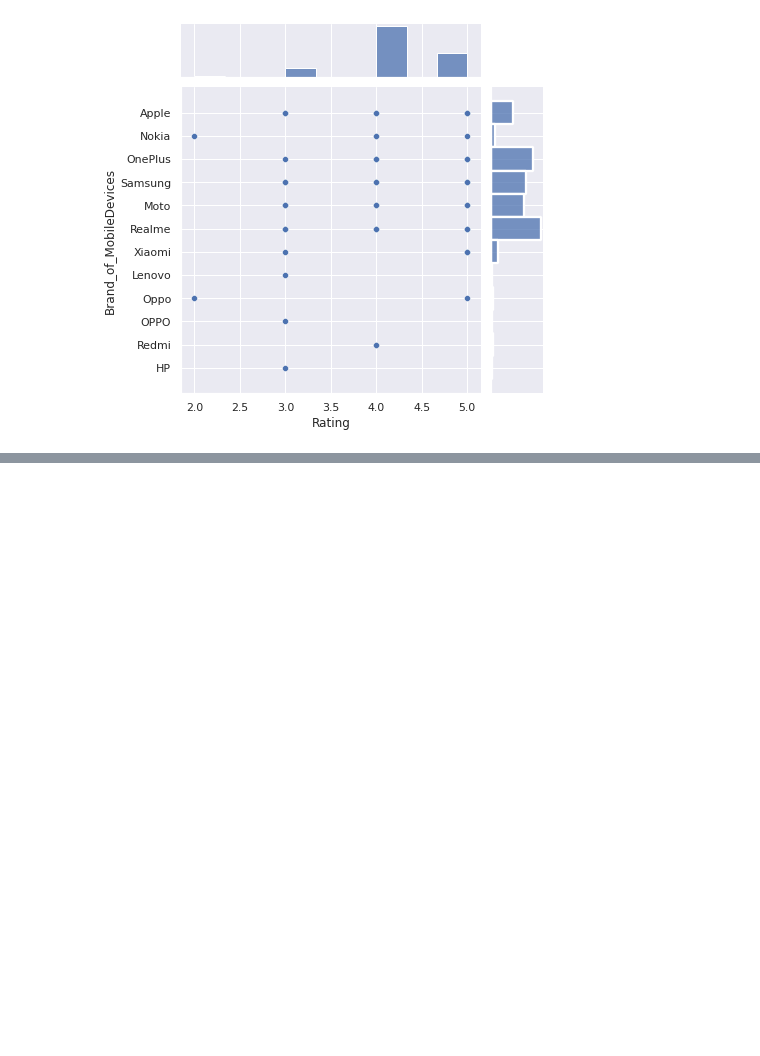
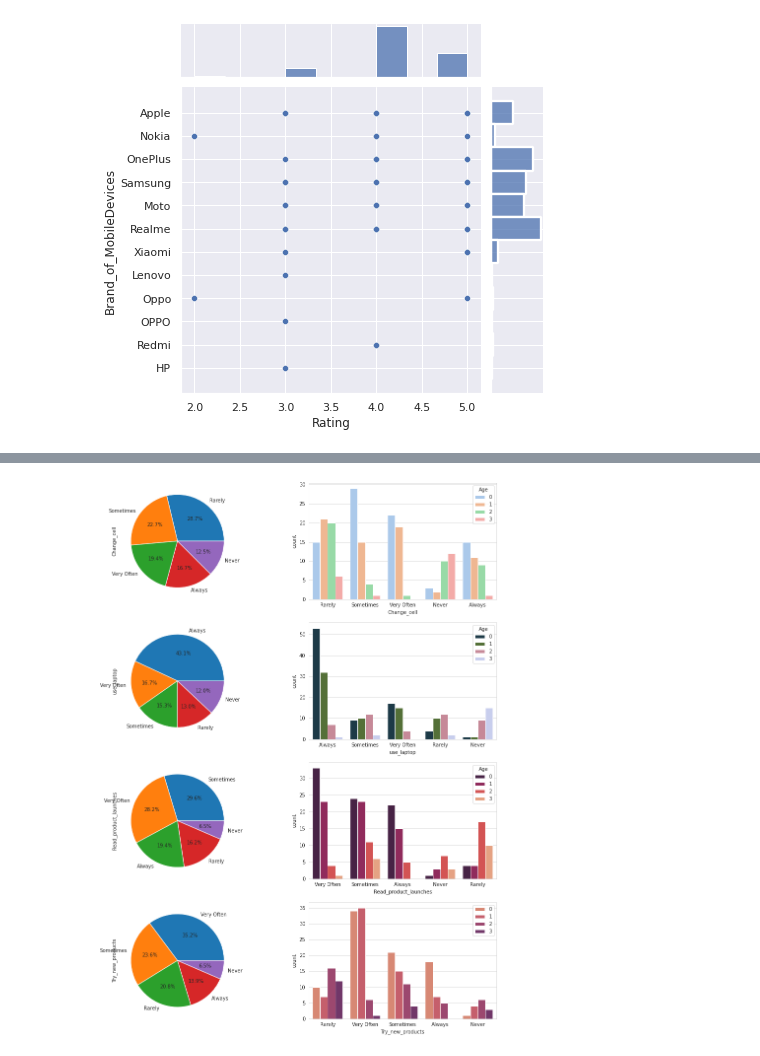
Before and after one commit to Sujatapanchal/MSCproject, a Jupyter notebook: Visualization_EPD.ipynb, the cells around one changed output, grey strips where cells are left out. Saved outputs shown, nothing was run; the diff lists cells and outputs as text; code cells hidden in the pictures; blank space fills up the shorter version.

```diff
--- a/Visualization_EPD.ipynb
+++ b/Visualization_EPD.ipynb
@@ -55,7 +55,7 @@ df.tail()
 # %%
 #renaming columns
 df.rename(columns ={
-                      'index' :'Id',
+
                       'howoften': 'how_often_buy',
                       'Changecell': 'Change_cell',
                       'Uselaptop' : 'use_laptop',
@@ -498,3 +498,21 @@ px.bar(df, x='Age', color='Price_of_ITDevices', barmode="group")
 px.bar(df, x='Age', color='Price_of_MobileDevices')
 # %% [output]
 [interactive output not drawn]
+# %%
+fig,ax=plt.subplots(ncols=2,nrows=4,figsize=(15,20))
+
+df['Change_cell'].value_counts().plot.pie(ax=ax[0,0], autopct="%.1f%%")
+sns.countplot(x='Change_cell', hue="Age", data=df,ax=ax[0,1], palette='pastel')
+
+df['use_laptop'].value_counts().plot.pie(ax=ax[1,0], autopct="%.1f%%")
+sns.countplot(x='use_laptop', hue="Age", data=df,ax=ax[1,1], palette='cubehelix')
+
+df['Read_product_launches'].value_counts().plot.pie(ax=ax[2,0], autopct="%.1f%%")
+sns.countplot(x='Read_product_launches', hue="Age", data=df,ax=ax[2,1], palette='rocket')
+
+df['Try_new_products'].value_counts().plot.pie(ax=ax[3,0], autopct="%.1f%%")
+sns.countplot(x='Try_new_products', hue="Age", data=df,ax=ax[3,1],palette='flare')
+plt.legend()
+plt.show()
+# %% [output]
+[figure, added]
```
Also changed, not shown: parts of 1 cell of this notebook.
